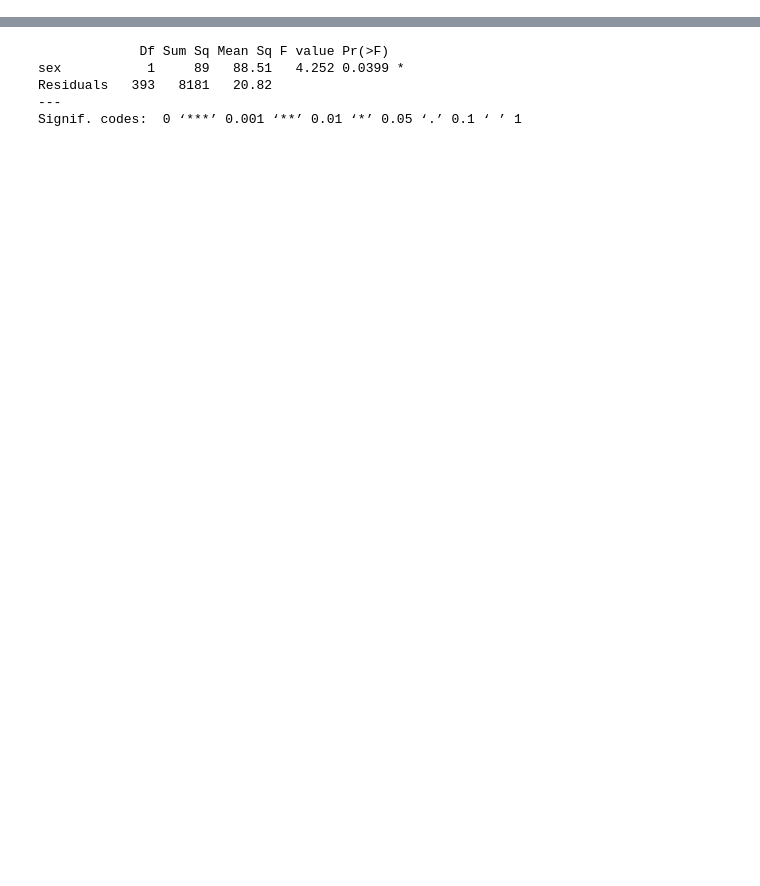
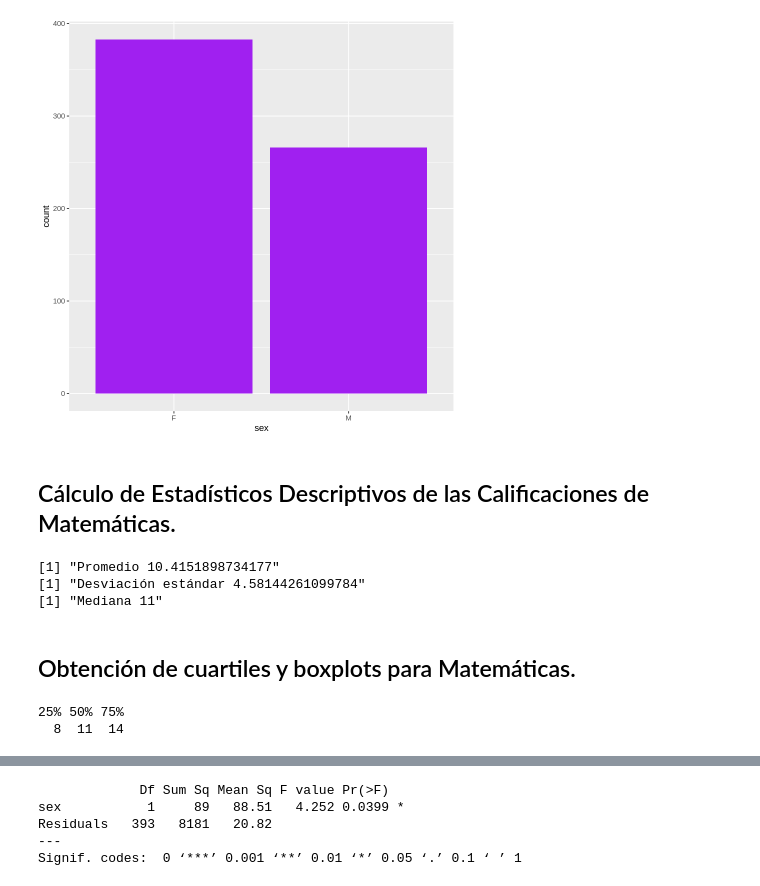
Before and after one commit to estherhdzc/BEDU-Proyecto-Final, a Jupyter notebook: proyectofinal.ipynb, the cells around one changed output, grey strips where cells are left out. Saved outputs shown, nothing was run; the diff lists cells and outputs as text; code cells hidden in the pictures; blank space fills up the shorter version.

```diff
--- a/proyectofinal.ipynb
+++ b/proyectofinal.ipynb
@@ -121,0 +47,6 @@ plot(x, y, type = "l", lwd = 2, col = "blue",
+# %%
+directory_por <- "https://raw.githubusercontent.com/estherhdzc/BEDU-Proyecto-Final/main/student-por.csv"
+
+
+# Se lee el archivo de datos correspondientes a las calificaciones de Lenguaje Portugués
+datos_por<- read.csv(directory_por, header=TRUE, sep="," )
@@ -121,0 +137,35 @@ plot(x, y, type = "l", lwd = 2, col = "blue",
+# %%
+#Se validan las poblaciones por género, en Lenguaje Portugués
+
+ggplot(datos_por, aes(x=sex))+geom_bar(fill="purple")
+# %% [output]
+[figure, added]
+# %% [markdown]
+## Cálculo de Estadísticos Descriptivos de las Calificaciones de Matemáticas.
+# %%
+# Cálculo de la media, la mediana y la desviación estándar de las calificaciones del examen final de Matemáticas
+media <- mean(datos_mat$G3)
+desviacion <- sd(datos_mat$G3)
+mediana<-median(datos_mat$G3)
+
+print(paste("Promedio",media))
+print(paste("Desviación estándar",desviacion))
+print(paste("Mediana", mediana))
+# %% [output]
+[1] "Promedio 10.4151898734177"
+[1] "Desviación estándar 4.58144261099784"
+[1] "Mediana 11"
+# %% [markdown]
+## Obtención de cuartiles y boxplots para Matemáticas.
+# %%
+## Obtenemos cuartiles de la calificación de Matemáticas.
+quantile(x=datos_mat$G3, probs = c(0.25,0.50,0.75),type = 0)
+cuartiles_m <-quantile(x=datos_mat$G3, probs = c(0.25,0.50,0.75),type = 0)
+Q1_m <- cuartiles_m[1];
+Q2_m<-cuartiles_m[2];
+Q3_m<-cuartiles_m[3];
+ #atipicos.menores_m <-Q1_m-1.5*(Q3_m - Q2_m)
+ #atipicos.menores_m
+# %% [output]
+25% 50% 75%
+  8  11  14
```
Also changed, not shown: parts of 53 cells of this notebook.
